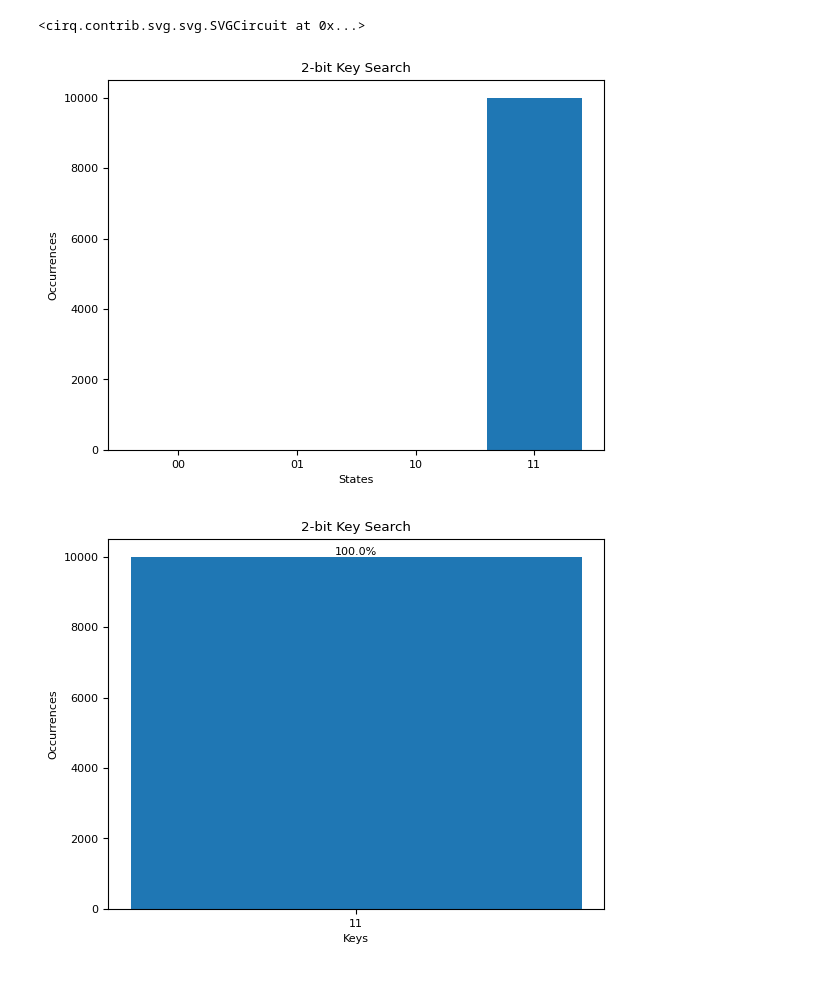
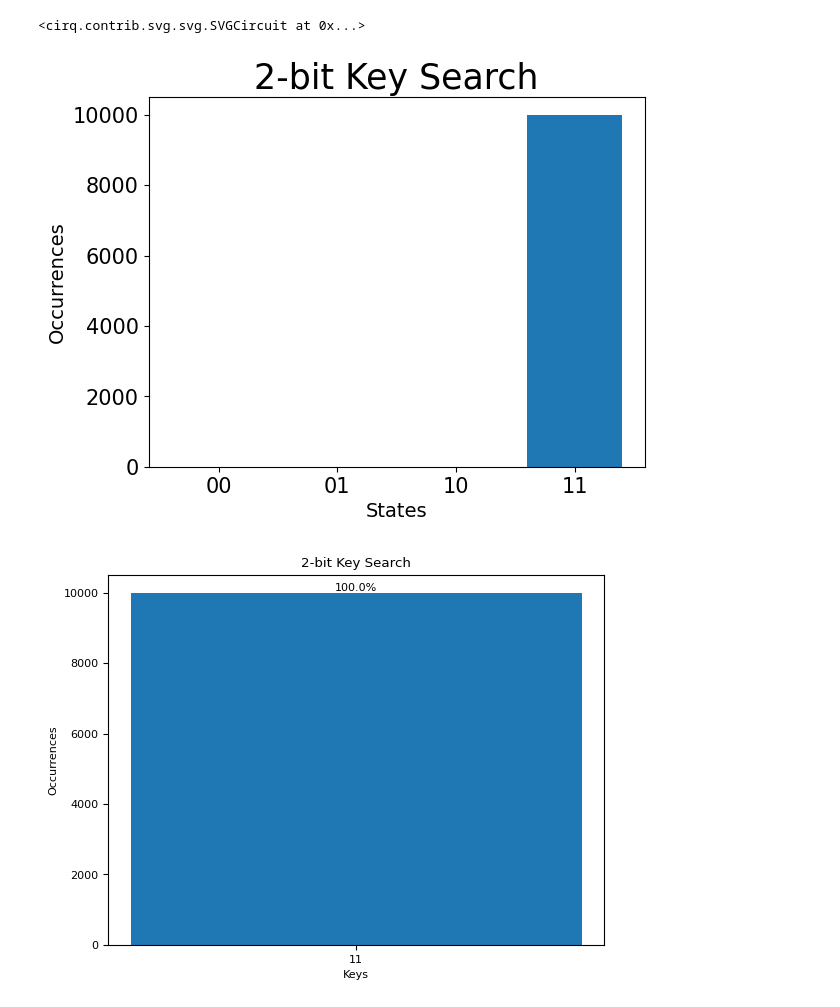
Before and after one commit to rushanh1/Quantum-Networks-Quantum-Circuits, a Jupyter notebook: quantum_brute_force_key_search.ipynb, the cells around one changed output. Cells and saved outputs as stored; diff of their text form; code cells hidden in the pictures.

```diff
--- a/quantum_brute_force_key_search.ipynb
+++ b/quantum_brute_force_key_search.ipynb
@@ -122,15 +122,22 @@ Ciphertext is:  [1, 1]
 # %%
 
 
 #Applying the simulator
 
 result = cirq.Simulator().run(circuit, repetitions=10000)
 
 hist = cirq.plot_state_histogram(result, plt.subplot(), title = "2-bit Key Search", xlabel = 'States', ylabel = 'Occurrences', tick_label=binary_labels(2))
 
+plt.rcParams.update({
+    'axes.titlesize': 25,
+    'axes.labelsize': 14,
+    'xtick.labelsize': 15,
+    'ytick.labelsize': 15
+})
+
 plt.show()
 # %% [output]
-[figure, old version]
+[figure, new version]
 # %%
 
 #Running simulator with noise
```
Also changed, not shown: parts of 1 cell of this notebook.
